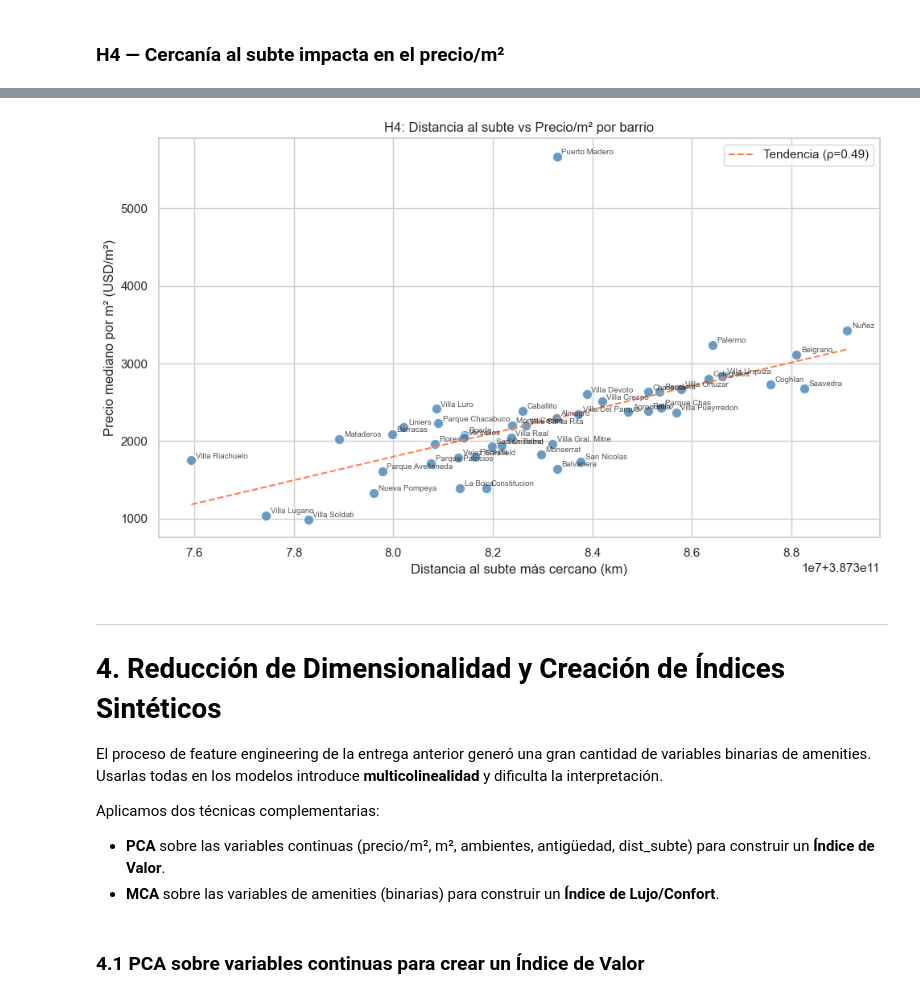
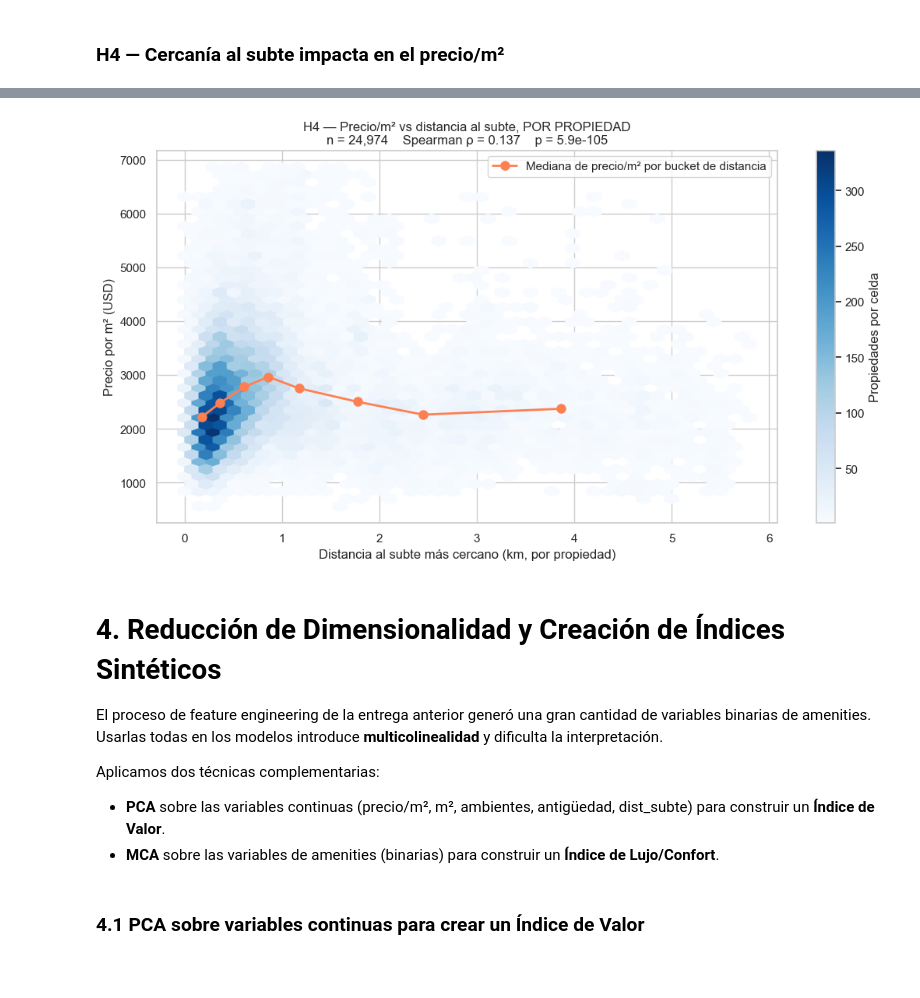
Before and after one commit to clararodriguezacevedo/descriptiva-real-estate, a Jupyter notebook: notebooks/TP3_Grupo_1.ipynb, the cells around one changed output, grey strips where cells are left out. Saved outputs shown, nothing was run; the diff lists cells and outputs as text; code cells hidden in the pictures; blank space fills up the shorter version.

```diff
--- a/notebooks/TP3_Grupo_1.ipynb
+++ b/notebooks/TP3_Grupo_1.ipynb
@@ -791,24 +833,34 @@ Correlación de Spearman ρ = 0.492, p-valor = 0.0000
-# %%
-fig, ax = plt.subplots(figsize=(10, 6))
-ax.scatter(h4_barrio['dist_subte'], h4_barrio['precio_m2_mediano'],
-           color='steelblue', s=80, alpha=0.8, edgecolors='white')
-for barrio, row in h4_barrio.iterrows():
-    ax.annotate(barrio, (row['dist_subte'], row['precio_m2_mediano']),
-                fontsize=7, alpha=0.8, xytext=(4, 2), textcoords='offset points')
-z = np.polyfit(h4_barrio['dist_subte'], h4_barrio['precio_m2_mediano'], 1)
-xr = np.linspace(h4_barrio['dist_subte'].min(), h4_barrio['dist_subte'].max(), 100)
-ax.plot(xr, np.poly1d(z)(xr), '--', color='coral', linewidth=1.5,
-        label=f'Tendencia (ρ={rho_h4:.2f})')
-ax.set_xlabel('Distancia al subte más cercano (km)')
-ax.set_ylabel('Precio mediano por m² (USD/m²)')
-ax.set_title('H4: Distancia al subte vs Precio/m² por barrio')
-ax.legend()
-plt.tight_layout()
-plt.show()
-# %% [output]
-[figure, removed]
+# %%
+# Visualizacion per-propiedad: hexbin de densidad + mediana por bucket de distancia.
+# Recortamos el 1% superior de precio para que la escala sea legible.
+top = subset_h4['precio_por_m2_usd'].quantile(0.99)
+plot_data = subset_h4[subset_h4['precio_por_m2_usd'] <= top]
+
+# Centro real (mediana de la distancia dentro de cada bucket) para que la linea
+# refleje donde estan las propiedades, no el midpoint geometrico del bucket.
+bucket_med = (plot_data.groupby('bucket_subte', observed=True)
+                       .agg(centro_km=('dist_subte_km', 'median'),
+                            precio_med=('precio_por_m2_usd', 'median'))
+                       .reset_index()
+                       .sort_values('centro_km'))
+
+fig, ax = plt.subplots(figsize=(11, 6))
+hb = ax.hexbin(plot_data['dist_subte_km'], plot_data['precio_por_m2_usd'],
+               gridsize=40, cmap='Blues', mincnt=1)
+fig.colorbar(hb, ax=ax, label='Propiedades por celda')
+ax.plot(bucket_med['centro_km'], bucket_med['precio_med'], 'o-',
+        color='coral', linewidth=2, markersize=8,
+        label='Mediana de precio/m² por bucket de distancia')
+ax.set_xlabel('Distancia al subte más cercano (km, por propiedad)')
+ax.set_ylabel('Precio por m² (USD)')
+ax.set_title(f'H4 — Precio/m² vs distancia al subte, POR PROPIEDAD\n'
+             f'n = {len(subset_h4):,}    Spearman ρ = {rho_h4:.3f}    p = {p_h4:.2g}')
+ax.legend(loc='upper right')
+plt.tight_layout()
+plt.show()
+# %% [output]
+[figure, added]
 # %% [markdown]
----
 # 4. Reducción de Dimensionalidad y Creación de Índices Sintéticos
 
 El proceso de feature engineering de la entrega anterior generó una gran cantidad de variables binarias de amenities. Usarlas todas en los modelos introduce **multicolinealidad** y dificulta la interpretación.
```
Also changed, not shown: parts of 28 cells of this notebook, 6 other files.
